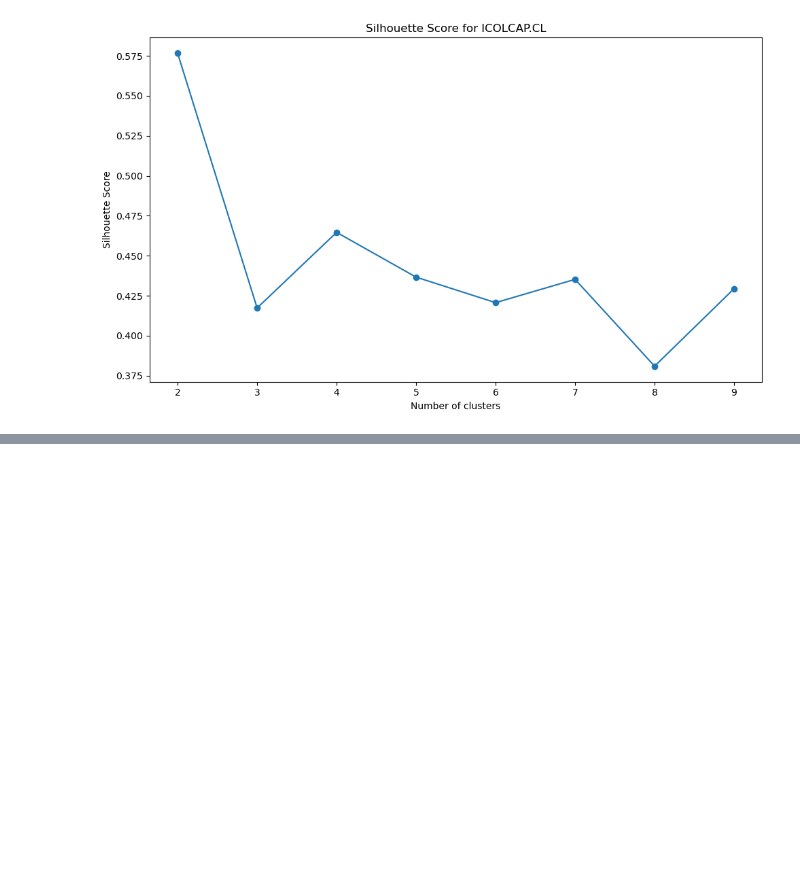
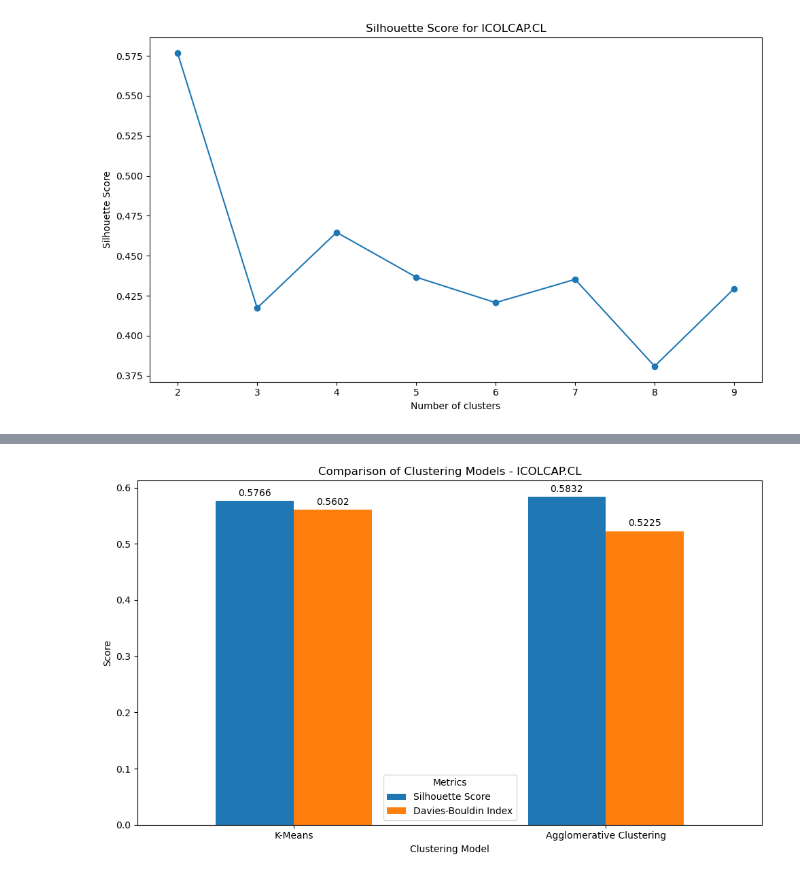
Before and after one commit to YuriBaquero2026/CA1MLB-2026234, a Jupyter notebook: Yuri_Baquero_CA1_MLB.ipynb, the cells around one changed output, grey strips where cells are left out. Cells and saved outputs as stored; diff of their text form; code cells hidden in the pictures; blank space fills up the shorter version.

```diff
--- a/Yuri_Baquero_CA1_MLB.ipynb
+++ b/Yuri_Baquero_CA1_MLB.ipynb
@@ -1001,0 +1245,26 @@ Before to apply the tecnique is necessary to define what the Agglomerative Clust
+# %%
+# Bar chart comparing the clustering models
+
+ax = model_summary.set_index("Model")[
+    ["Silhouette Score", "Davies-Bouldin Index"]
+].plot(
+    kind="bar",
+    figsize=(10, 6)
+)
+plt.title("Comparison of Clustering Models - ICOLCAP.CL")
+plt.xlabel("Clustering Model")
+plt.ylabel("Score")
+plt.xticks(rotation=0)
+plt.legend(title="Metrics")
+
+# Add values on top of each bar
+for container in ax.containers:
+    ax.bar_label(
+        container,
+        fmt="%.4f",
+        padding=3
+    )
+plt.tight_layout()
+plt.show()
+# %% [output]
+[figure, added]
```
Also changed, not shown: parts of 50 cells of this notebook.
